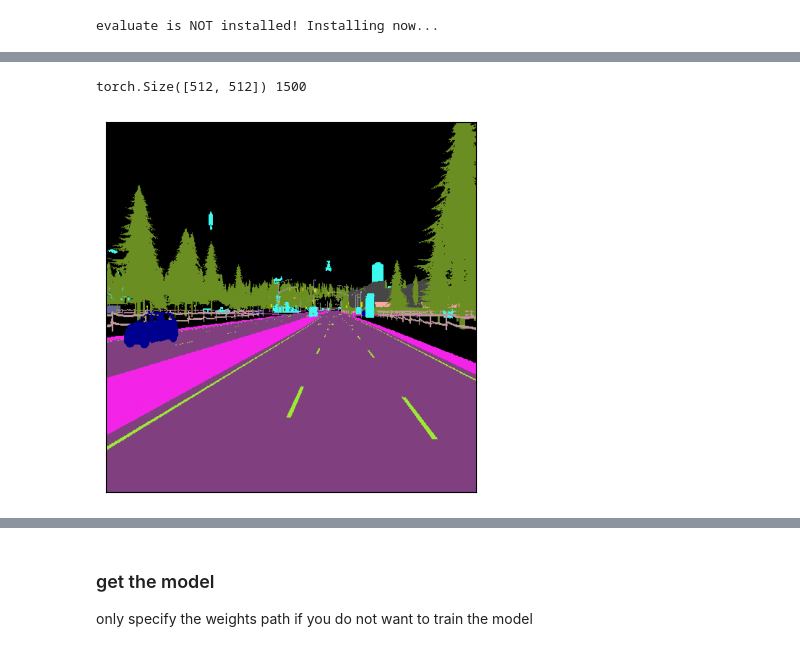
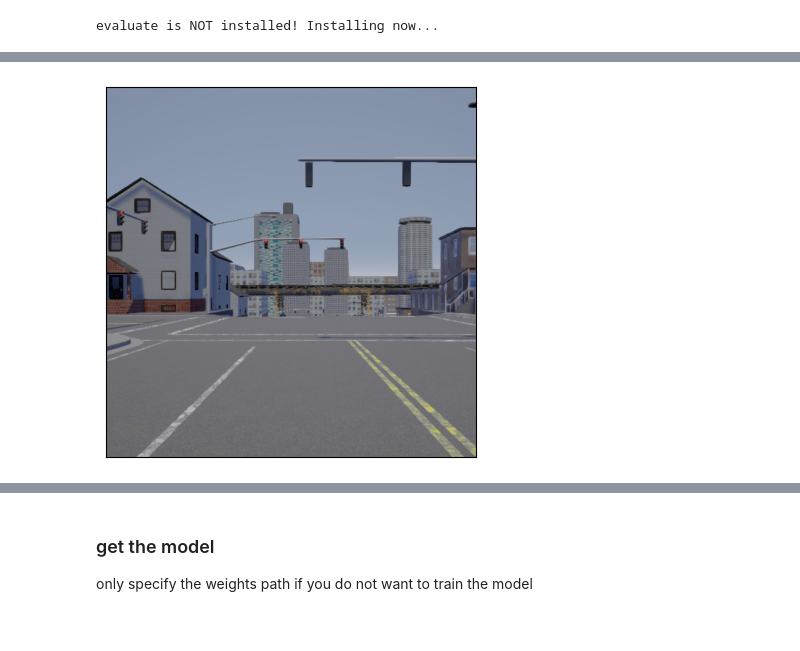
Before and after one commit to christiandibuo/ML4CV---Assignment, a Jupyter notebook: ml4cv_main.ipynb, the cells around one changed output, grey strips where cells are left out. Drawn from its saved outputs; the diff is of its cells as text; code cells hidden in the pictures.

```diff
--- a/ml4cv_main.ipynb
+++ b/ml4cv_main.ipynb
@@ -89,7 +98,7 @@ class StreetHazardsDataset(Dataset):
         self.paths = [
             {
                 "image": os.path.join(Path(odgt_file).parent, data["fpath_img"]),
-                "annotation": os.path.join(Path(odgt_file).parent, data["fpath_segm"]),
+                "labels": os.path.join(Path(odgt_file).parent, data["fpath_segm"]),
             }
             for data in odgt_data
         ]
@@ -101,14 +110,21 @@ class StreetHazardsDataset(Dataset):
 
         # Build full paths for image and mask
         image = Image.open(self.paths[idx]["image"]).convert("RGB")
-        annotation = Image.open(self.paths[idx]["annotation"])
+        labels = Image.open(self.paths[idx]["labels"])
 
-        if self.transform1:
+        if self.transform1 and not(self.transform2):
+            image, labels = self.transform1(image, labels)
+            image = transforms.ToTensor()(image)
+            labels = torch.as_tensor(transforms.functional.pil_to_tensor(labels), dtype=torch.int64) - 1
+            labels = labels.squeeze(0)
+
+
+        elif self.transform1 and self.transform2:
             image = self.transform1(image)
-            annotation = torch.as_tensor(transforms.functional.pil_to_tensor(annotation), dtype=torch.int64) - 1 # Make class indexes start from 0
-            annotation = self.transform2(annotation).squeeze(0)
+            labels = torch.as_tensor(transforms.functional.pil_to_tensor(labels), dtype=torch.int64) - 1 # Make class indexes start from 0
+            labels = self.transform2(labels).squeeze(0)
 
-        return {'image' : image, 'labels' : annotation}
+        return {'image' : image, 'labels' : labels}
 
 
 def visualize_annotation(annotation_img: np.ndarray|torch.Tensor, ax=None):
@@ -125,6 +141,9 @@ def visualize_annotation(annotation_img: np.ndarray|torch.Tensor, ax=None):
     ax.imshow(img_new / 255.0)
     ax.set_xticks([])
     ax.set_yticks([])
+    wandb.log({"examples": [wandb.Image(img_new / 255.0)]})
+
+
 
 def visualize_scene(image: np.ndarray|torch.Tensor, ax=None):
     if ax is None: ax = plt.gca()
@@ -140,14 +159,21 @@ transform1 = transforms.Compose([
 ])
 
 transform2 = transforms.Compose([
-    transforms.Resize(image_resize_scale, transforms.InterpolationMode.NEAREST)
+    transforms.Resize(image_resize_scale, transforms.InterpolationMode.NEAREST),
 ])
 
-# Create dataset instance
+augmentation1 = transforms.v2.Compose([
+    transforms.v2.RandomCrop(image_resize_scale),
+    transforms.v2.RandomHorizontalFlip(),
+    transforms.v2.Resize(image_resize_scale, transforms.InterpolationMode.NEAREST),
+])
+
+
+#Create dataset
 train_dataset = StreetHazardsDataset(
     odgt_file="/kaggle/input/ml4cv-data/streethazards_train/train/train.odgt",
-    transform1=transform1,
-    transform2=transform2
+    transform1=augmentation1,
+    transform2=None
 )
 val_dataset = StreetHazardsDataset(
     odgt_file="/kaggle/input/ml4cv-data/streethazards_train/train/validation.odgt",
@@ -159,10 +185,9 @@ test_dataset = StreetHazardsDataset(
     transform1=transform1,
     transform2=transform2
 )
-# %%
-idx = random.randint(0, len(test_dataset))
-print(test_dataset[idx]['labels'].shape, len(test_dataset))
-visualize_annotation(test_dataset[idx]['labels'])
-# %% [output]
-torch.Size([512, 512]) 1500
-[figure, removed]
+# %%
+idx = random.randint(0, len(train_dataset))
+img, lbl = train_dataset[0].values()
+visualize_scene(img)
+# %% [output]
+[figure, added]
```
Also changed, not shown: parts of 19 cells of this notebook.
